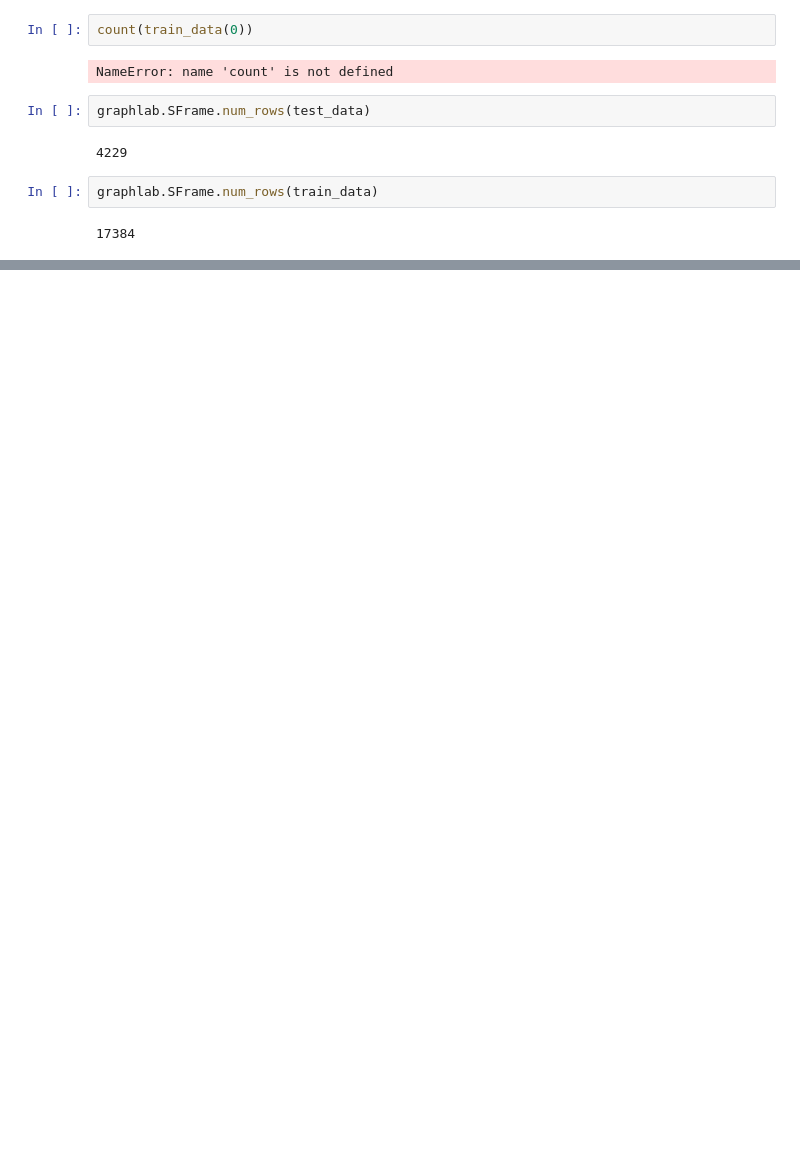
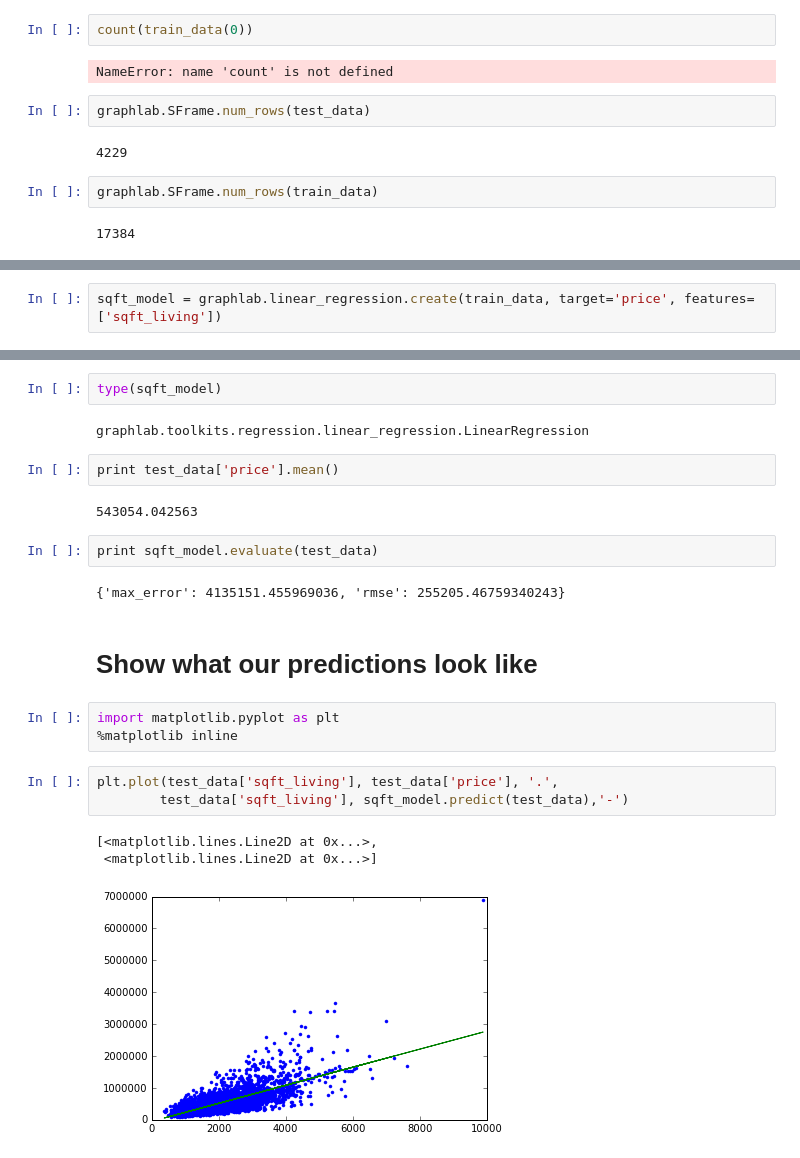
Before and after one commit to HristoDobriyanov/ML-Foundations, a Jupyter notebook: Week 2/Predicting house prices.ipynb, the cells around one changed output, grey strips where cells are left out. Cells and saved outputs as stored; diff of their text form; blank space fills up the shorter version.

```diff
--- a/Week 2/Predicting house prices.ipynb
+++ b/Week 2/Predicting house prices.ipynb
@@ -195,0 +198,2 @@ graphlab.SFrame.num_rows(train_data)
+# %%
+sqft_model = graphlab.linear_regression.create(train_data, target='price', features=['sqft_living'])
@@ -195,0 +237,24 @@ graphlab.SFrame.num_rows(train_data)
+# %%
+type(sqft_model)
+# %% [output]
+graphlab.toolkits.regression.linear_regression.LinearRegression
+# %%
+print test_data['price'].mean()
+# %% [output]
+543054.042563
+# %%
+print sqft_model.evaluate(test_data)
+# %% [output]
+{'max_error': 4135151.455969036, 'rmse': 255205.46759340243}
+# %% [markdown]
+# Show what our predictions look like
+# %%
+import matplotlib.pyplot as plt
+%matplotlib inline
+# %%
+plt.plot(test_data['sqft_living'], test_data['price'], '.',
+        test_data['sqft_living'], sqft_model.predict(test_data),'-')
+# %% [output]
+[<matplotlib.lines.Line2D at 0x...>,
+ <matplotlib.lines.Line2D at 0x...>]
+[figure, added]
```
Also changed, not shown: parts of 28 cells of this notebook.
